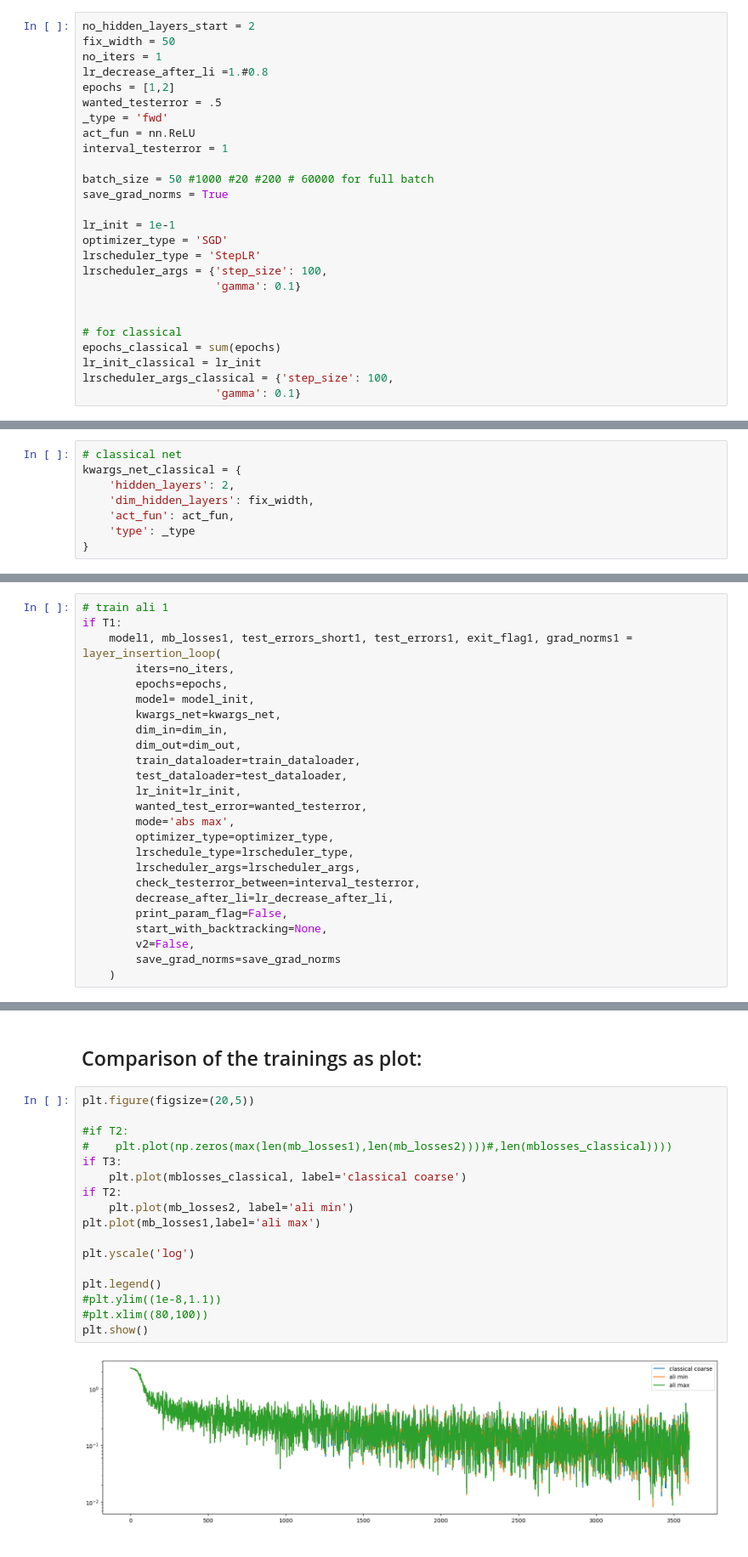
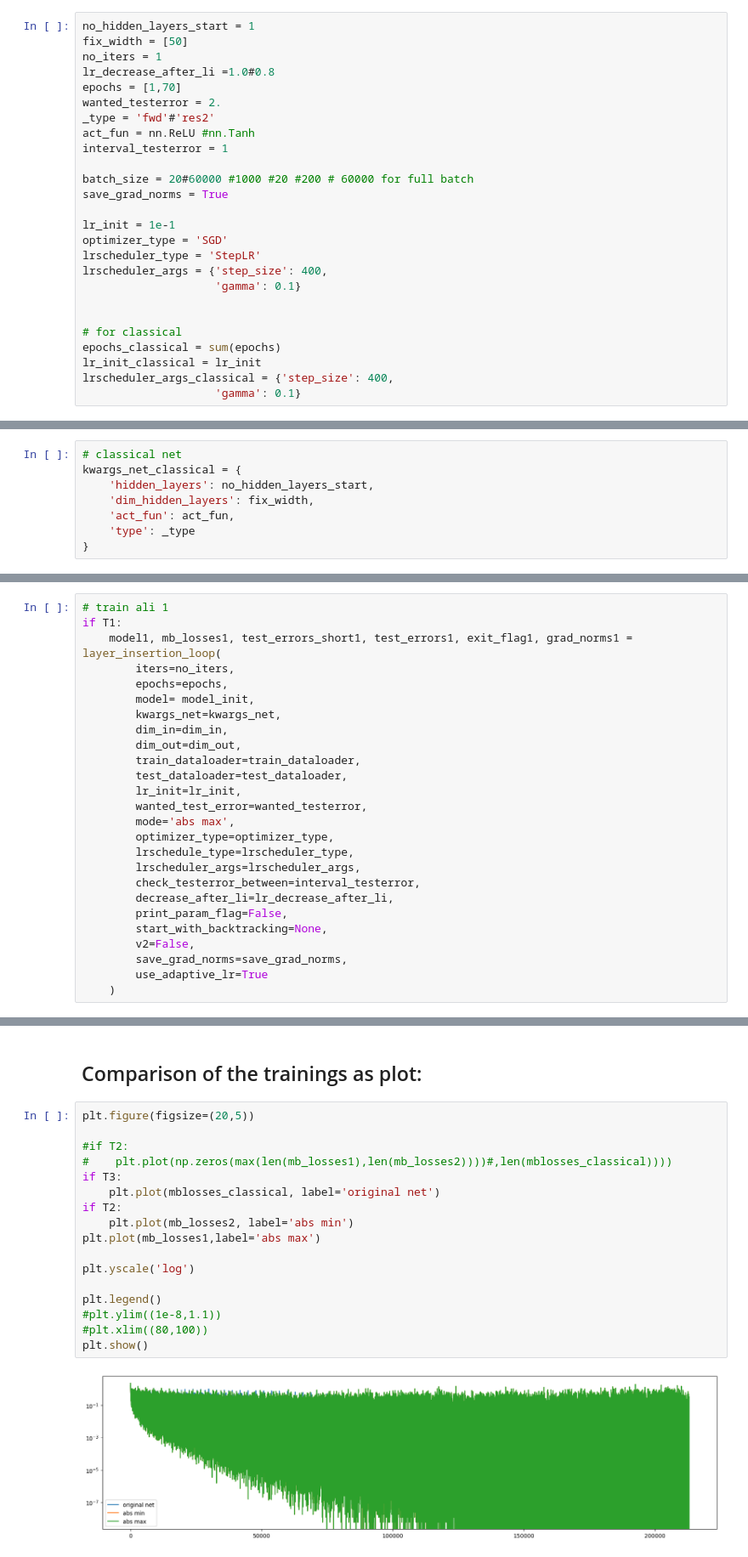
Before and after one commit to LeonieKreis/layer_insertion_sensitivity_based, a Jupyter notebook: li_experiments.ipynb, the cells around one changed output, grey strips where cells are left out. Shown at 85% size. Saved outputs shown, nothing was run; the diff lists cells and outputs as text.

```diff
--- a/li_experiments.ipynb
+++ b/li_experiments.ipynb
@@ -28,30 +36,30 @@ torch.set_num_threads(8)
 # %% [markdown]
 Define and list hyperparameters:
 # %%
-no_hidden_layers_start = 2
-fix_width = 50
+no_hidden_layers_start = 1
+fix_width = [50]
 no_iters = 1
-lr_decrease_after_li =1.#0.8
-epochs = [1,2]
-wanted_testerror = .5
-_type = 'fwd'
-act_fun = nn.ReLU
+lr_decrease_after_li =1.0#0.8
+epochs = [1,70]
+wanted_testerror = 2.
+_type = 'fwd'#'res2'
+act_fun = nn.ReLU #nn.Tanh
 interval_testerror = 1
 
-batch_size = 50 #1000 #20 #200 # 60000 for full batch
+batch_size = 20#60000 #1000 #20 #200 # 60000 for full batch
 save_grad_norms = True
 
 lr_init = 1e-1
 optimizer_type = 'SGD'
 lrscheduler_type = 'StepLR'
-lrscheduler_args = {'step_size': 100,
+lrscheduler_args = {'step_size': 400,
                     'gamma': 0.1}
 
 
 # for classical
 epochs_classical = sum(epochs)
 lr_init_classical = lr_init
-lrscheduler_args_classical = {'step_size': 100,
+lrscheduler_args_classical = {'step_size': 400,
                     'gamma': 0.1}
 # %% [markdown]
 Load dataset:
@@ -143,7 +151,7 @@ dim_out = 10
 # %%
 # classical net
 kwargs_net_classical = {
-    'hidden_layers': 2,
+    'hidden_layers': no_hidden_layers_start,
     'dim_hidden_layers': fix_width,
     'act_fun': act_fun,
     'type': _type
@@ -199,7 +225,8 @@ if T1:
         print_param_flag=False,
         start_with_backtracking=None,
         v2=False,
-        save_grad_norms=save_grad_norms
+        save_grad_norms=save_grad_norms,
+        use_adaptive_lr=True
     )
 # %% [output]
 starting on 1. net !
@@ -526,19 +618,19 @@ if T3:
 # %%
 plt.figure(figsize=(20,5))
 
 #if T2:
 #    plt.plot(np.zeros(max(len(mb_losses1),len(mb_losses2))))#,len(mblosses_classical))))
 if T3:
-    plt.plot(mblosses_classical, label='classical coarse')
+    plt.plot(mblosses_classical, label='original net')
 if T2:
-    plt.plot(mb_losses2, label='ali min')
-plt.plot(mb_losses1,label='ali max')
+    plt.plot(mb_losses2, label='abs min')
+plt.plot(mb_losses1,label='abs max')
 
 plt.yscale('log')
 
 plt.legend()
 #plt.ylim((1e-8,1.1))
 #plt.xlim((80,100))
 plt.show()
 # %% [output]
-[figure, old version]
+[figure, new version]
```
Also changed, not shown: parts of 35 cells of this notebook, 6 other files.
